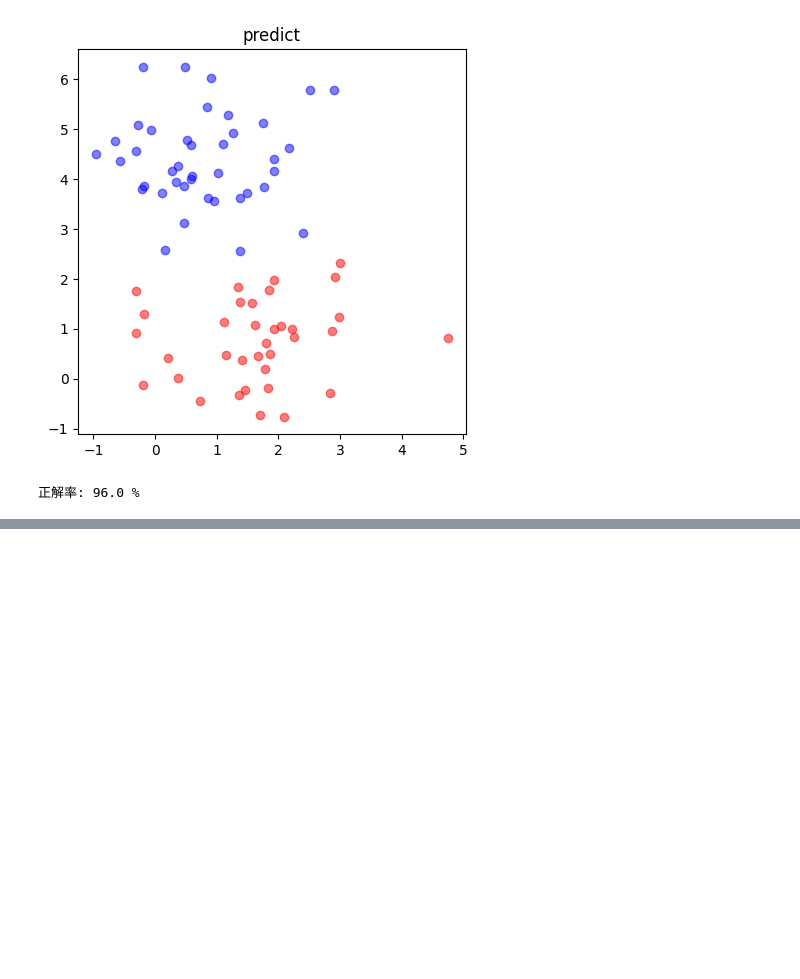
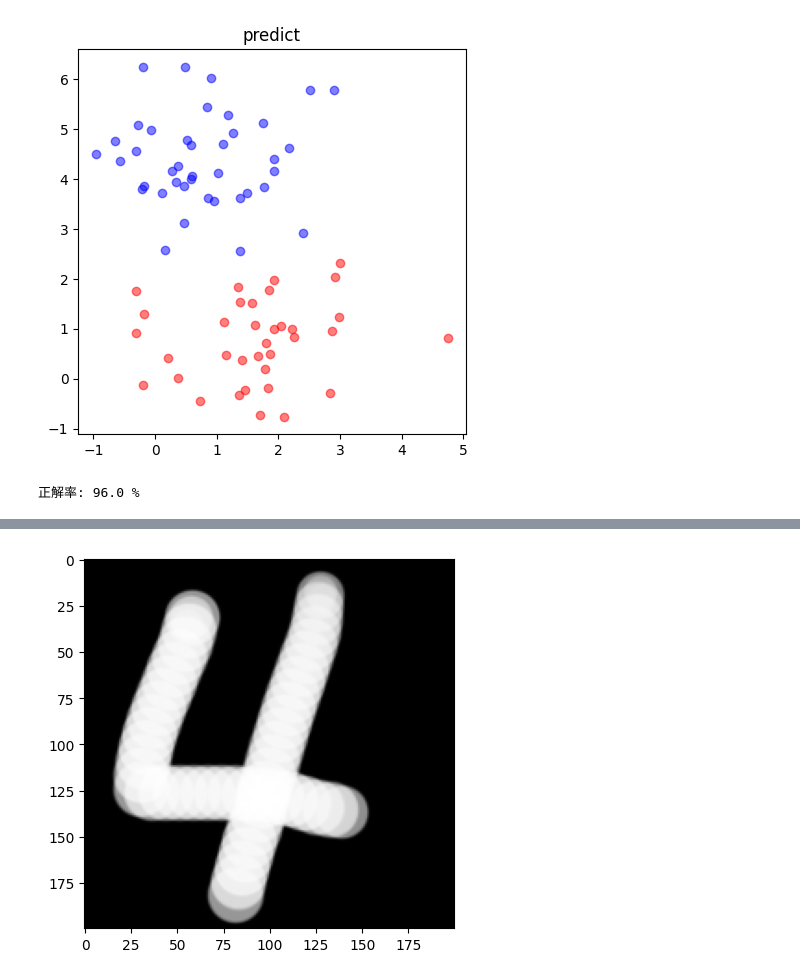
Before and after one commit to kaomatsu8888/Machine_Learning, a Jupyter notebook: machine_learning.ipynb, the cells around one changed output, grey strips where cells are left out. Drawn from its saved outputs; the diff is of its cells as text; code cells hidden in the pictures; blank space fills up the shorter version.

```diff
--- a/machine_learning.ipynb
+++ b/machine_learning.ipynb
@@ -128,0 +246,10 @@ print("正解率:" ,score*100, "%")
+# %%
+from PIL import Image
+import matplotlib.pyplot as plt
+
+# 画像を読み込む
+image = Image.open("4.png").convert("L") # グレースケールに変換
+plt.imshow(image, cmap="Greys") # 画像を表示
+plt.show()
+# %% [output]
+[figure, added]
```
Also changed, not shown: parts of 16 cells of this notebook, 11 other files.
